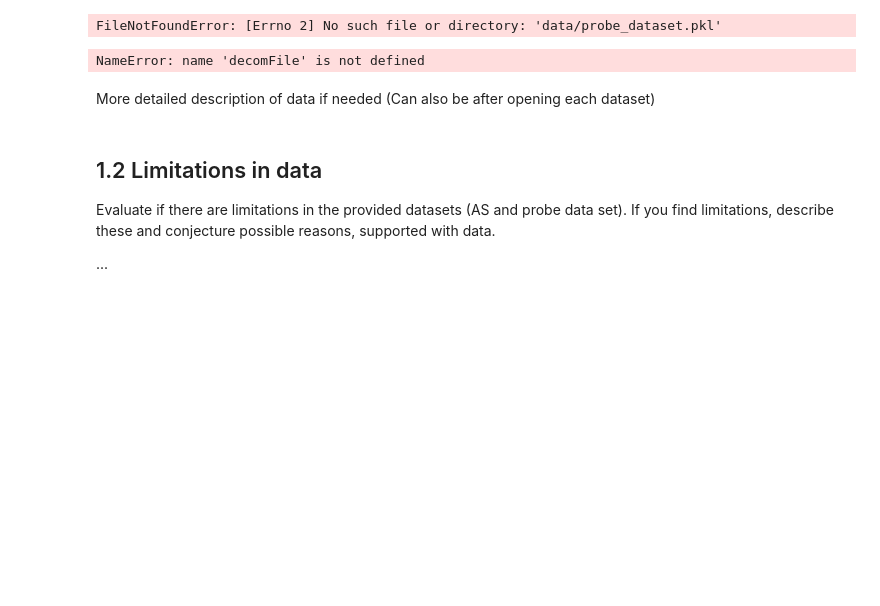
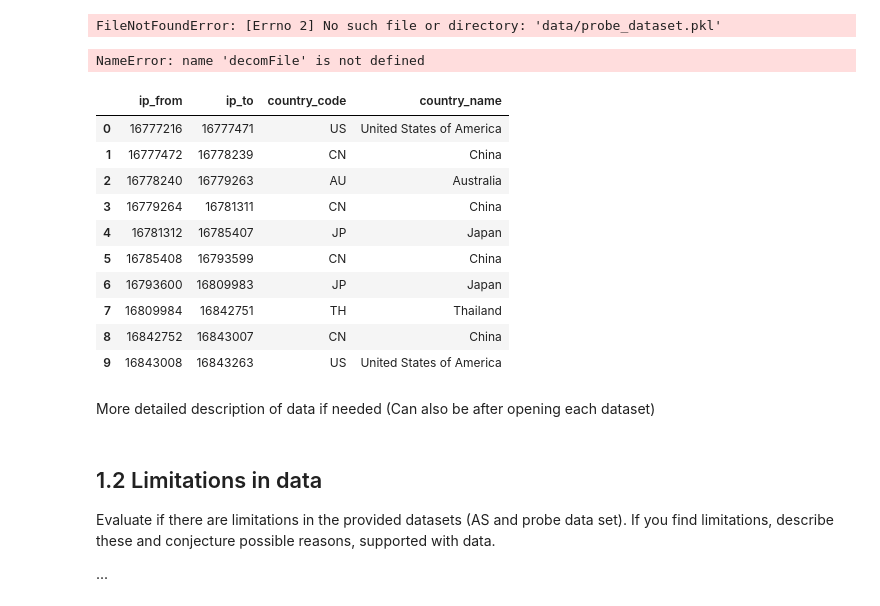
Before and after one commit to eboateng/FoDA, a Jupyter notebook: Assignment 2.ipynb, the cells around one changed output. Drawn from its saved outputs; the diff is of its cells as text; code cells hidden in the pictures; blank space fills up the shorter version.

```diff
--- a/Assignment 2.ipynb
+++ b/Assignment 2.ipynb
@@ -105,14 +105,26 @@ print("Loading took: "  + str(dur) + " seconds")
 # %%
 #IP 2 Location dataset
 
-IP_Filename = "data/IP2LOCATION-LITE-DB1.CSV"
+IP_Filename = "Assignment 2/data/IP2LOCATION-LITE-DB1.CSV"
 
 ipv4_df = pd.read_csv(IP_Filename)
 
 ipv4_df.rename(columns = {'0':'ip_from', '16777215':'ip_to',
                               '-':'country_code','-.1':'country_name'}, inplace = True)
 
 ipv4_df.head(10)
+# %% [output]
+|  | ip_from | ip_to | country_code | country_name |
+| 0 | 16777216 | 16777471 | US | United States of America |
+| 1 | 16777472 | 16778239 | CN | China |
+| 2 | 16778240 | 16779263 | AU | Australia |
+| 3 | 16779264 | 16781311 | CN | China |
+| 4 | 16781312 | 16785407 | JP | Japan |
+| 5 | 16785408 | 16793599 | CN | China |
+| 6 | 16793600 | 16809983 | JP | Japan |
+| 7 | 16809984 | 16842751 | TH | Thailand |
+| 8 | 16842752 | 16843007 | CN | China |
+| 9 | 16843008 | 16843263 | US | United States of America |
 # %% [markdown]
 More detailed description of data if needed (Can also be after opening each dataset)
 # %% [markdown]
```
Also changed, not shown: 1 other file.
